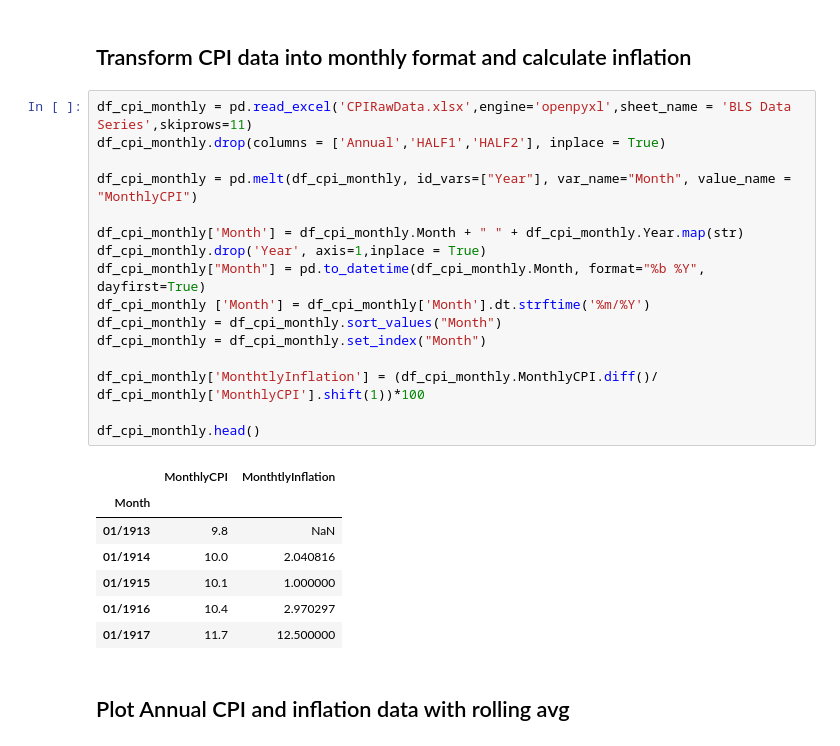
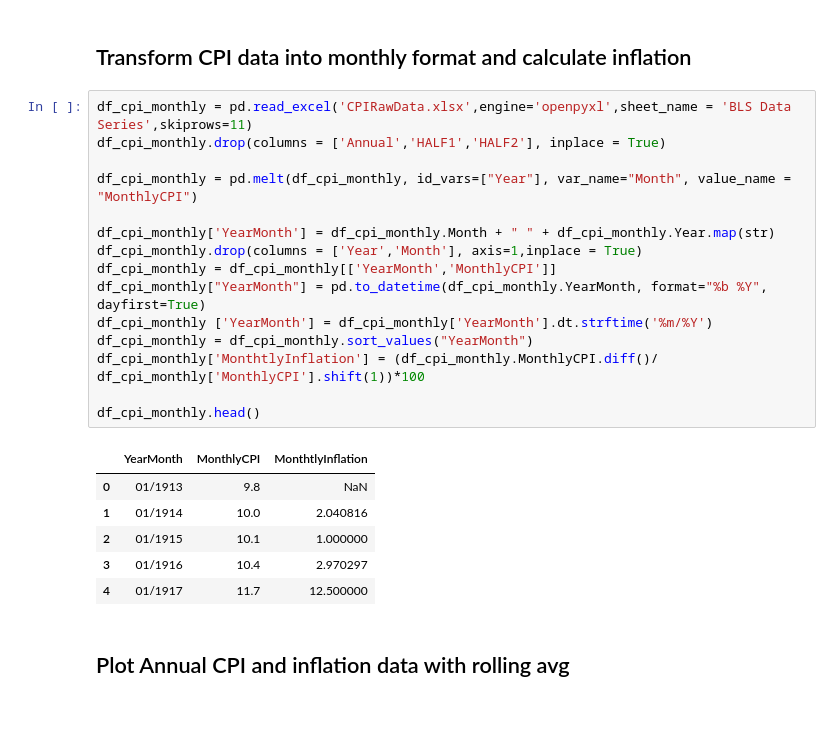
Before and after one commit to Bkeith3248/MGT6203Project, a Jupyter notebook: ProjectNotebook.ipynb, the cells around one changed output. Drawn from its saved outputs; the diff is of its cells as text; blank space fills up the shorter version.

Commit message:
minor changes related to formatting of month dataframe and addition of legact files to directory

```diff
--- a/ProjectNotebook.ipynb
+++ b/ProjectNotebook.ipynb
@@ -61,27 +61,25 @@ df_cpi.head()
 # %%
 df_cpi_monthly = pd.read_excel('CPIRawData.xlsx',engine='openpyxl',sheet_name = 'BLS Data Series',skiprows=11)
 df_cpi_monthly.drop(columns = ['Annual','HALF1','HALF2'], inplace = True)
 
 df_cpi_monthly = pd.melt(df_cpi_monthly, id_vars=["Year"], var_name="Month", value_name = "MonthlyCPI")
 
-df_cpi_monthly['Month'] = df_cpi_monthly.Month + " " + df_cpi_monthly.Year.map(str)
-df_cpi_monthly.drop('Year', axis=1,inplace = True)
-df_cpi_monthly["Month"] = pd.to_datetime(df_cpi_monthly.Month, format="%b %Y", dayfirst=True)
-df_cpi_monthly ['Month'] = df_cpi_monthly['Month'].dt.strftime('%m/%Y')
-df_cpi_monthly = df_cpi_monthly.sort_values("Month")
-df_cpi_monthly = df_cpi_monthly.set_index("Month")
-
+df_cpi_monthly['YearMonth'] = df_cpi_monthly.Month + " " + df_cpi_monthly.Year.map(str)
+df_cpi_monthly.drop(columns = ['Year','Month'], axis=1,inplace = True)
+df_cpi_monthly = df_cpi_monthly[['YearMonth','MonthlyCPI']]
+df_cpi_monthly["YearMonth"] = pd.to_datetime(df_cpi_monthly.YearMonth, format="%b %Y", dayfirst=True)
+df_cpi_monthly ['YearMonth'] = df_cpi_monthly['YearMonth'].dt.strftime('%m/%Y')
+df_cpi_monthly = df_cpi_monthly.sort_values("YearMonth")
 df_cpi_monthly['MonthtlyInflation'] = (df_cpi_monthly.MonthlyCPI.diff()/ df_cpi_monthly['MonthlyCPI'].shift(1))*100
 
 df_cpi_monthly.head()
 # %% [output]
-|  | MonthlyCPI | MonthtlyInflation |
-| Month |  |  |
-| 01/1913 | 9.8 | NaN |
-| 01/1914 | 10.0 | 2.040816 |
-| 01/1915 | 10.1 | 1.000000 |
-| 01/1916 | 10.4 | 2.970297 |
-| 01/1917 | 11.7 | 12.500000 |
+|  | YearMonth | MonthlyCPI | MonthtlyInflation |
+| 0 | 01/1913 | 9.8 | NaN |
+| 1 | 01/1914 | 10.0 | 2.040816 |
+| 2 | 01/1915 | 10.1 | 1.000000 |
+| 3 | 01/1916 | 10.4 | 2.970297 |
+| 4 | 01/1917 | 11.7 | 12.500000 |
 # %% [markdown]
 ## Plot Annual CPI and inflation data with rolling avg
 # %%
```
Also changed, not shown: 4 other files.
